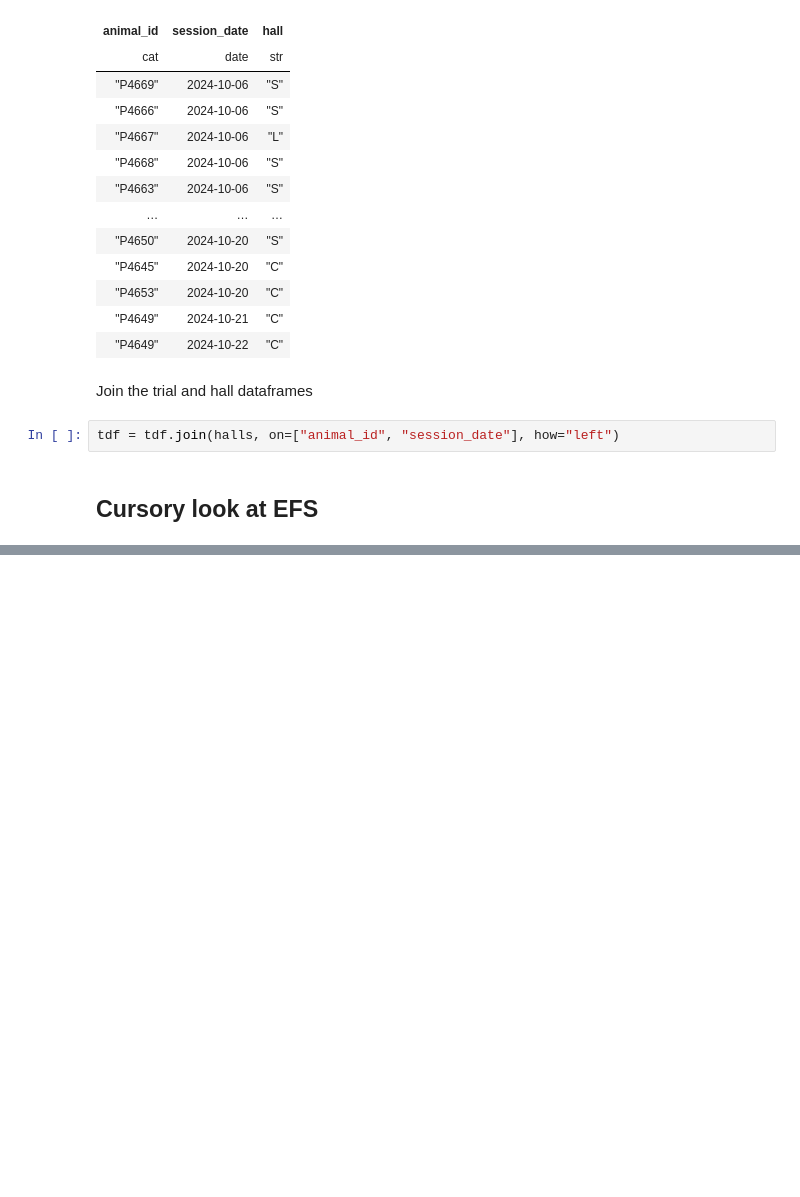
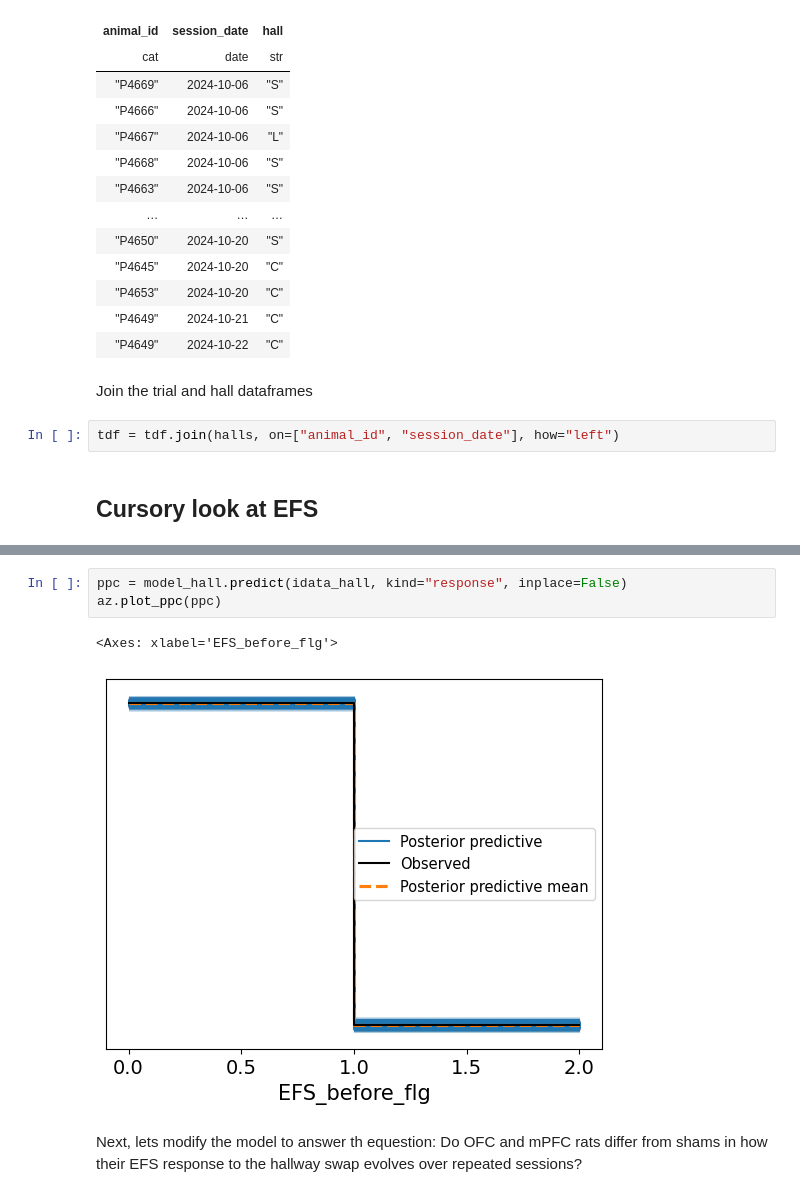
Before and after one commit to BenjoLiving/matching-pennies, a Jupyter notebook: matching_pennies/analysis/experiments/lesion_study_hallway_swap.ipynb, the cells around one changed output, grey strips where cells are left out. Cells and saved outputs as stored; diff of their text form; blank space fills up the shorter version.

```diff
--- a/matching_pennies/analysis/experiments/lesion_study_hallway_swap.ipynb
+++ b/matching_pennies/analysis/experiments/lesion_study_hallway_swap.ipynb
@@ -107,0 +376,8 @@ TypeError: line_by_treatment_across_bins() missing 1 required keyword-only argum
+# %%
+ppc = model_hall.predict(idata_hall, kind="response", inplace=False)
+az.plot_ppc(ppc)
+# %% [output]
+<Axes: xlabel='EFS_before_flg'>
+[figure, added]
+# %% [markdown]
+Next, lets modify the model to answer th equestion: Do OFC and mPFC rats differ from shams in how their EFS response to the hallway swap evolves over repeated sessions?
```
Also changed, not shown: parts of 59 cells of this notebook, 6 other files.
